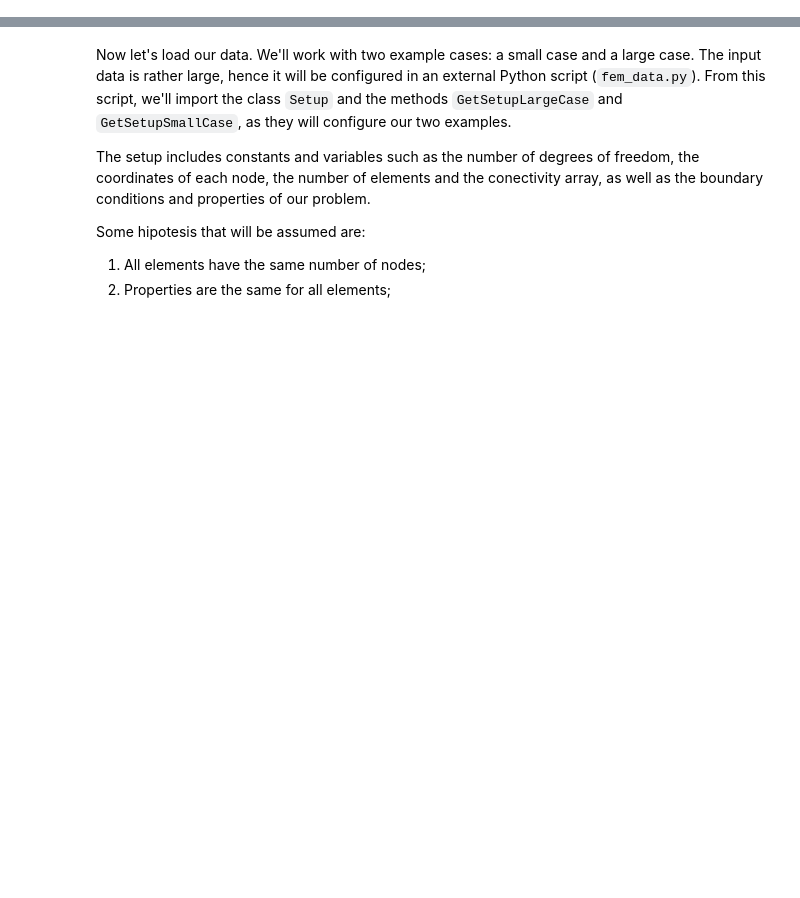
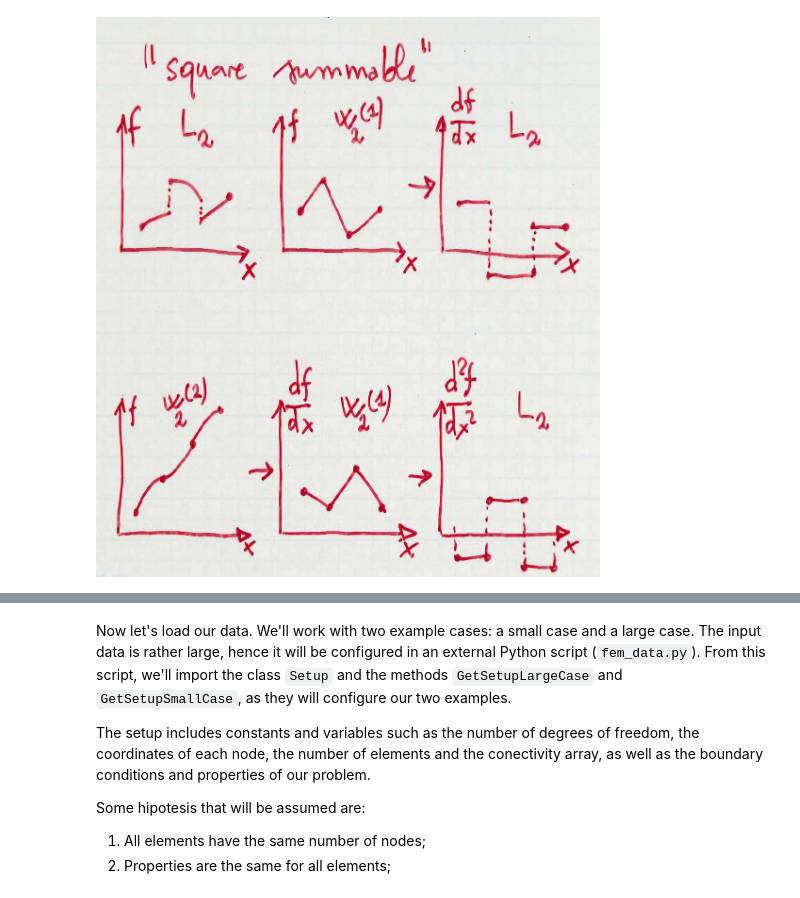
Before and after one commit to arthursoprana/fem-ipython-notebook, a Jupyter notebook: fem-python.ipynb, the cells around one changed output, grey strips where cells are left out. Saved outputs shown, nothing was run; the diff lists cells and outputs as text; code cells hidden in the pictures; blank space fills up the shorter version.

```diff
--- a/fem-python.ipynb
+++ b/fem-python.ipynb
@@ -6,0 +41,4 @@ This notebook intends to give a brief review and a short example of the **Finite
+# %%
+image1 # Examples of square summable functions
+# %% [output]
+[figure, added]
```
Also changed, not shown: parts of 5 cells of this notebook.
